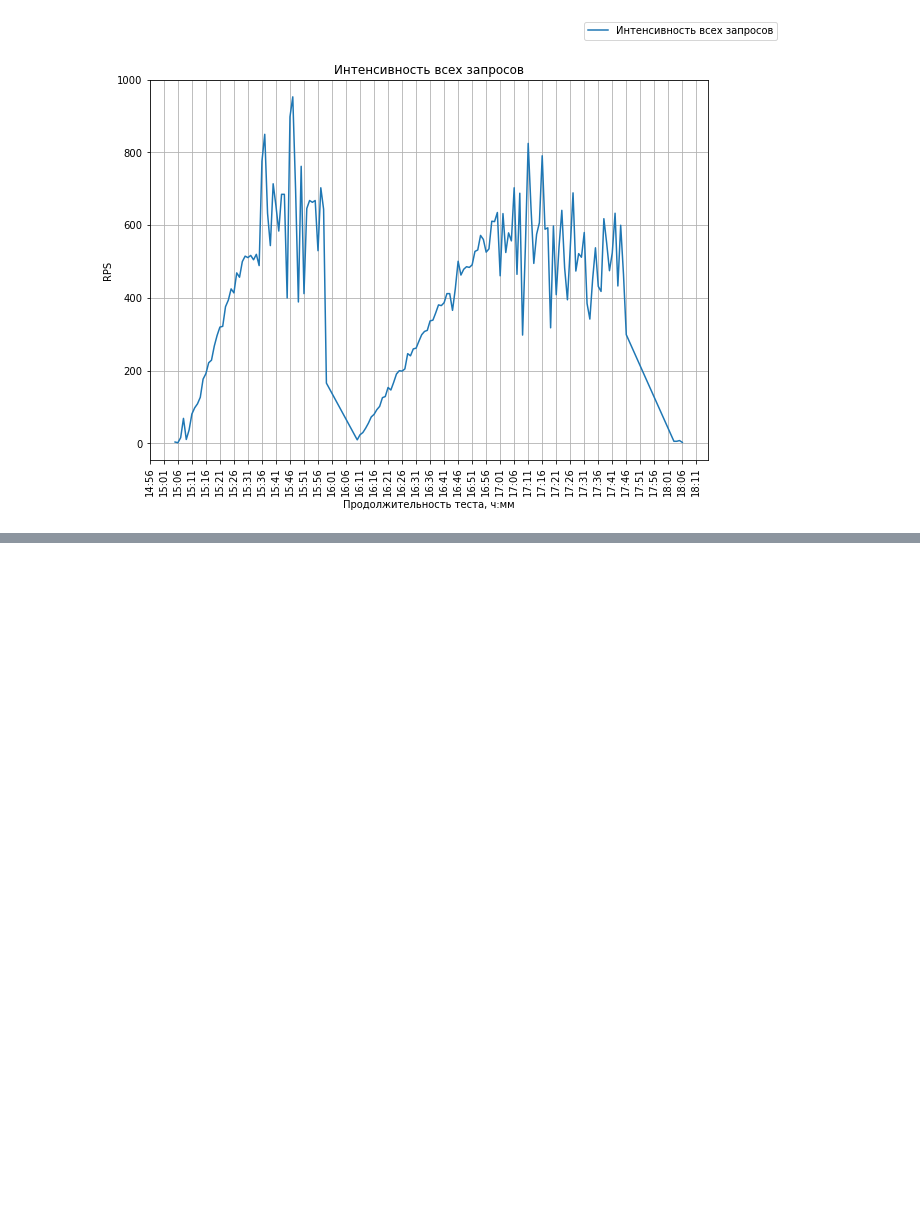
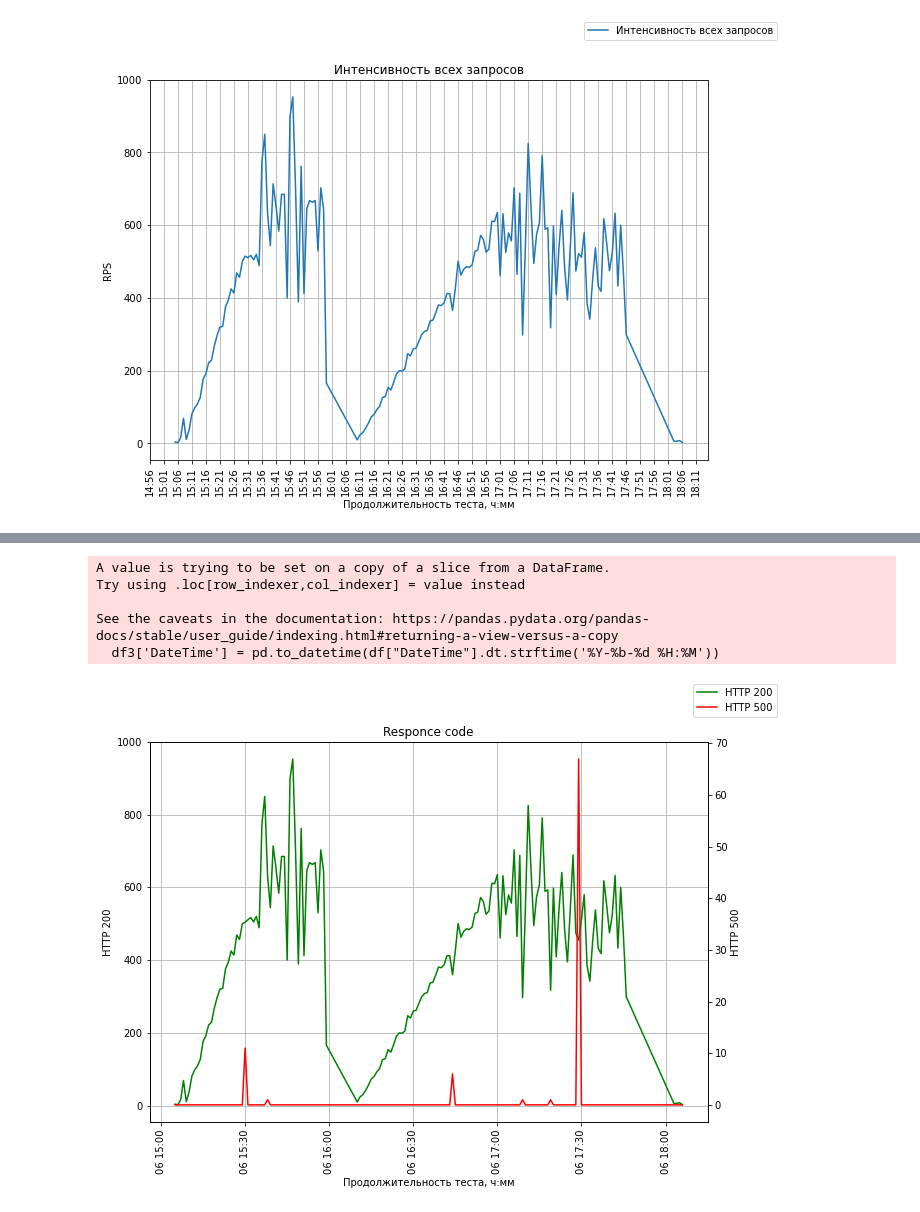
Before and after one commit to gorbovlesha/PyGraphs2Step, a Jupyter notebook: PyGraphs2Step.ipynb, the cells around one changed output, grey strips where cells are left out. Saved outputs shown, nothing was run; the diff lists cells and outputs as text; code cells hidden in the pictures; blank space fills up the shorter version.

Commit message:
Created readme.md, added 2 missing graphs, added examples
Created readme.md, added 2 missing graphs, added examples

```diff
--- a/PyGraphs2Step.ipynb
+++ b/PyGraphs2Step.ipynb
@@ -91,0 +42,40 @@ ValueError: x and y must have same first dimension, but have shapes (156,) and (
+# %%
+df3 = df.loc[df["DateTime"].between("2015-02-06 00:00:00+03:00", "2015-02-06 23:59:59+03:00")]
+df3['DateTime'] = pd.to_datetime(df["DateTime"].dt.strftime('%Y-%b-%d %H:%M'))
+# %% [output]
+A value is trying to be set on a copy of a slice from a DataFrame.
+Try using .loc[row_indexer,col_indexer] = value instead
+
+See the caveats in the documentation: https://pandas.pydata.org/pandas-docs/stable/user_guide/indexing.html#returning-a-view-versus-a-copy
+  df3['DateTime'] = pd.to_datetime(df["DateTime"].dt.strftime('%Y-%b-%d %H:%M'))
+# %%
+df_200 = df3.loc[df3['ResponceCode'] == 200]
+df_200 = df_200.groupby(['DateTime'], as_index=False)['ResponceCode'].count()
+# %%
+df_500 = df3.loc[df3['ResponceCode'] == 500]
+df_500 = df_500.groupby(['DateTime'], as_index=False)['ResponceCode'].count()
+# %%
+df_200 = pd.merge(df_200,df_500[['DateTime','ResponceCode']],on='DateTime', how='left')
+df_200['ResponceCode_y'] = df_200['ResponceCode_y'].fillna(0)
+# %%
+x = df_200['DateTime']
+y = df_200['ResponceCode_x']
+z = df_200['ResponceCode_y']
+# %%
+fig = plt.figure(figsize=(10,7))
+ax1 = fig.add_subplot(111)
+plt.gca().xaxis.set_major_formatter(dates.DateFormatter('%H:%M'))
+plt.gca().xaxis.set_major_locator(dates.MinuteLocator(interval=5))
+ax1.grid(True)
+plt.xticks(rotation=90)
+ax1.set_title('Responce code')
+ax1.set_xlabel('Продолжительность теста, ч:мм')
+ax1.set_ylabel('HTTP 200')
+ax1.plot(x,y,'g',label='HTTP 200')
+ax2=ax1.twinx()
+ax2.set_ylabel('HTTP 500')
+ax2.plot(x,z,'r',label='HTTP 500')
+fig.legend()
+plt.show()
+# %% [output]
+[figure, added]
```
Also changed, not shown: parts of 20 cells of this notebook, 5 other files.
